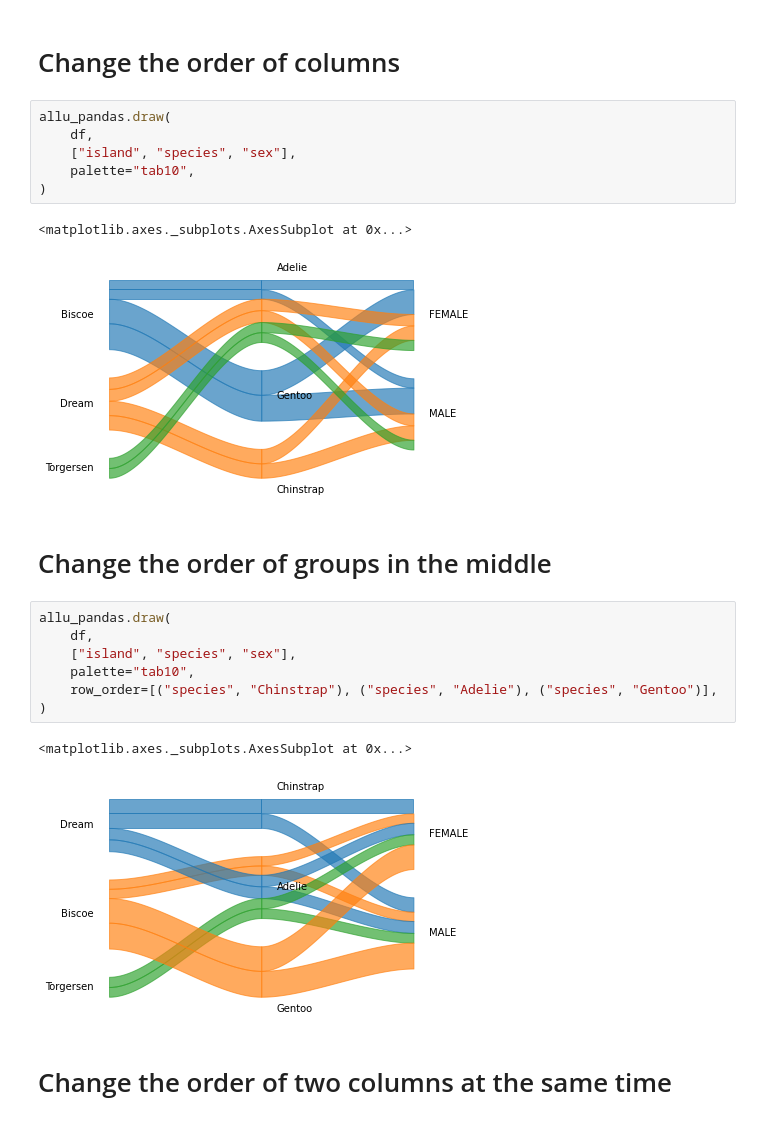
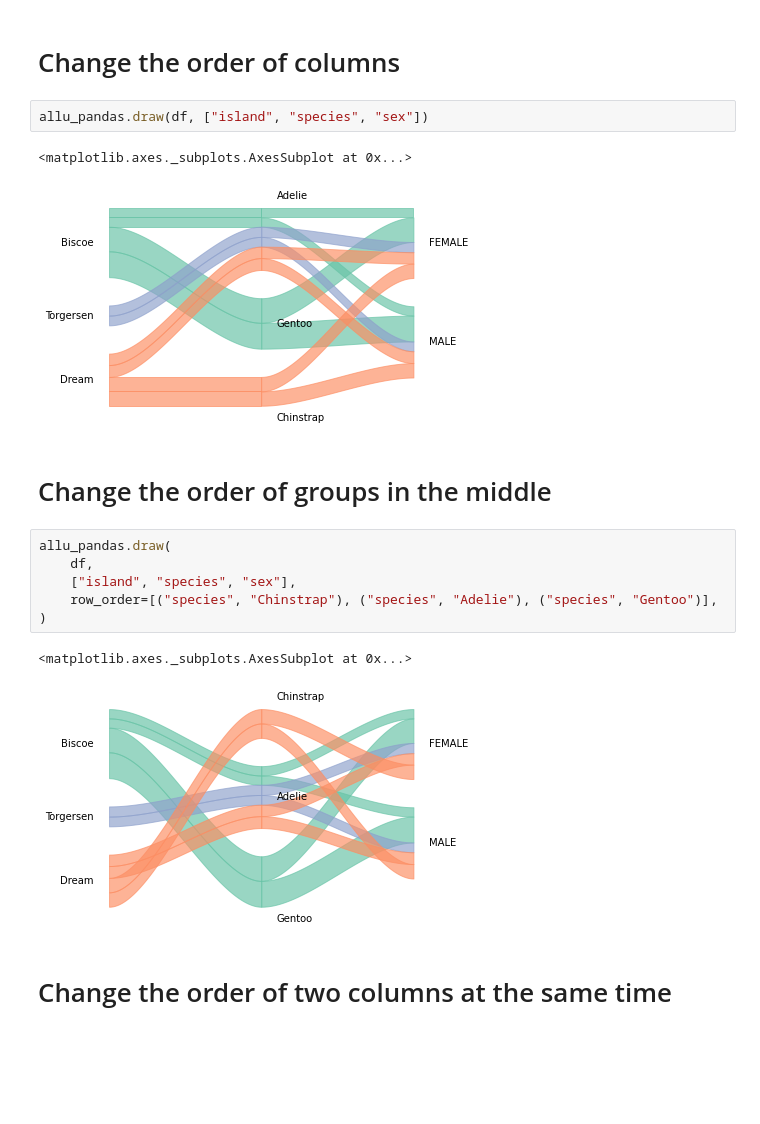
Before and after one commit to skojaku/pandas-alluvial-diagram, a Jupyter notebook: notebooks/example1.ipynb, the cells around one changed output. Cells and saved outputs as stored; diff of their text form; blank space fills up the shorter version.

```diff
--- a/notebooks/example1.ipynb
+++ b/notebooks/example1.ipynb
@@ -16,26 +33,21 @@ allu_pandas.draw(df, ["species", "island", "sex"], palette="tab10")
 # %% [markdown]
 # Change the order of columns
 # %%
-allu_pandas.draw(
-    df,
-    ["island", "species", "sex"],
-    palette="tab10",
-)
+allu_pandas.draw(df, ["island", "species", "sex"])
 # %% [output]
 <matplotlib.axes._subplots.AxesSubplot at 0x...>
-[figure, old version]
+[figure, new version]
 # %% [markdown]
 # Change the order of groups in the middle
 # %%
 allu_pandas.draw(
     df,
     ["island", "species", "sex"],
-    palette="tab10",
     row_order=[("species", "Chinstrap"), ("species", "Adelie"), ("species", "Gentoo")],
 )
 # %% [output]
 <matplotlib.axes._subplots.AxesSubplot at 0x...>
-[figure, old version]
+[figure, new version]
 # %% [markdown]
 # Change the order of two columns at the same time
 # %%
```
Also changed, not shown: parts of 6 cells of this notebook.
